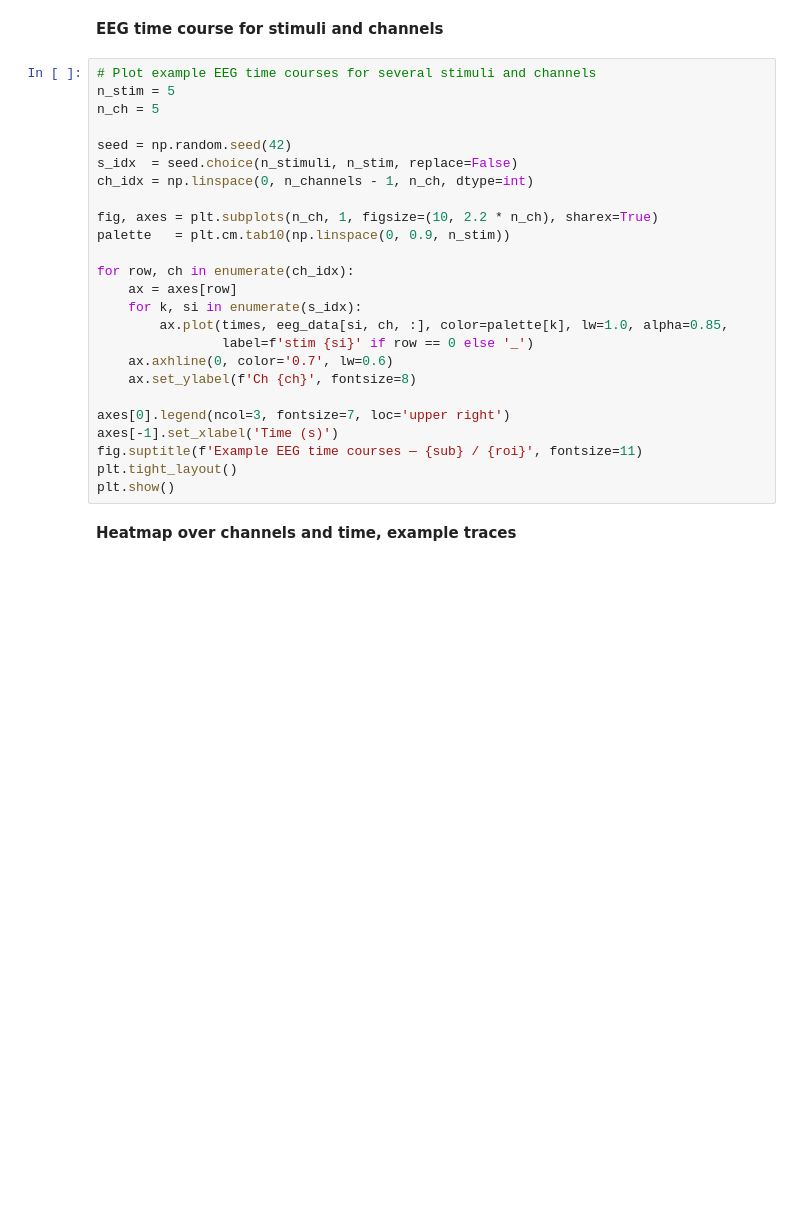
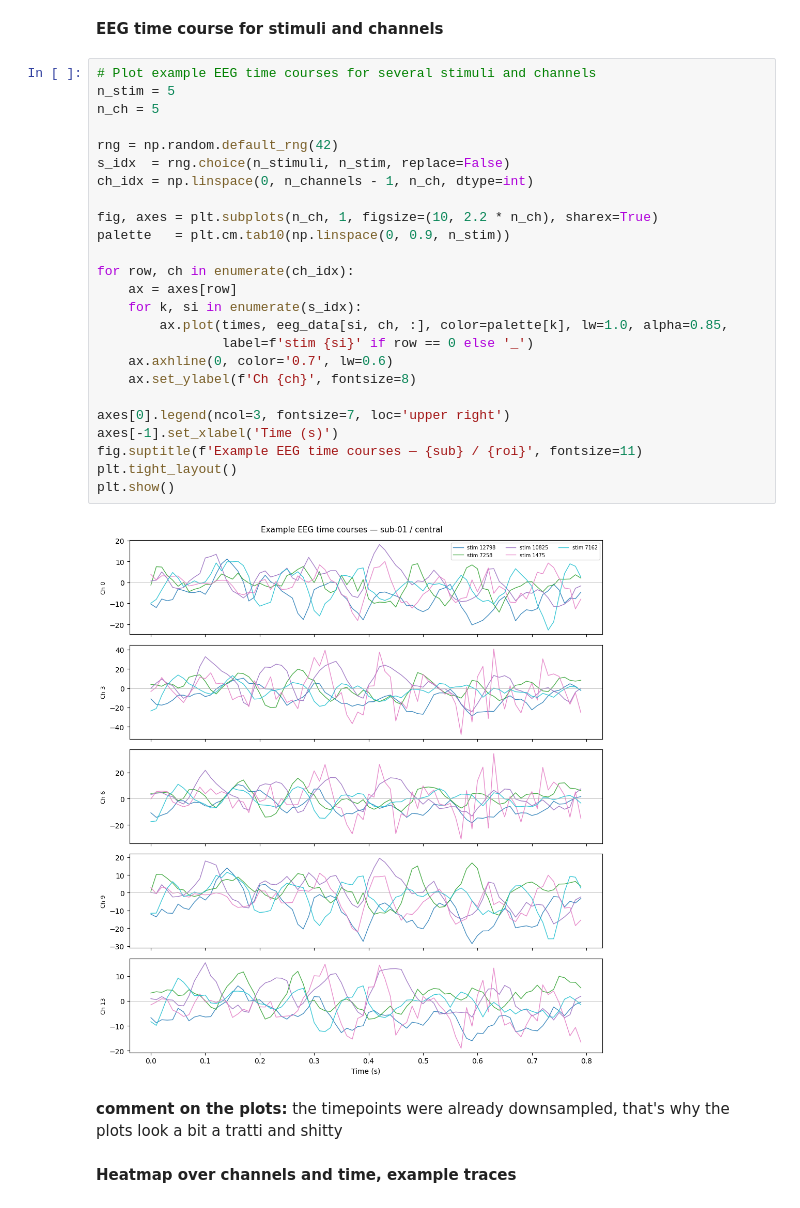
Before and after one commit to martiiiina/NX-414, a Jupyter notebook: project/nx414_project_2026.ipynb, the cells around one changed output. Saved outputs shown, nothing was run; the diff lists cells and outputs as text; blank space fills up the shorter version.

```diff
--- a/project/nx414_project_2026.ipynb
+++ b/project/nx414_project_2026.ipynb
@@ -811,28 +816,33 @@ print(f'Time axis: {times[0]:.2f} – {times[-1]:.2f} s  ({n_timepoints} pts @ 1
 # %%
 # Plot example EEG time courses for several stimuli and channels
 n_stim = 5
 n_ch = 5
 
-seed = np.random.seed(42)
-s_idx  = seed.choice(n_stimuli, n_stim, replace=False)
+rng = np.random.default_rng(42)
+s_idx  = rng.choice(n_stimuli, n_stim, replace=False)
 ch_idx = np.linspace(0, n_channels - 1, n_ch, dtype=int)
 
 fig, axes = plt.subplots(n_ch, 1, figsize=(10, 2.2 * n_ch), sharex=True)
 palette   = plt.cm.tab10(np.linspace(0, 0.9, n_stim))
 
 for row, ch in enumerate(ch_idx):
     ax = axes[row]
     for k, si in enumerate(s_idx):
         ax.plot(times, eeg_data[si, ch, :], color=palette[k], lw=1.0, alpha=0.85,
                 label=f'stim {si}' if row == 0 else '_')
     ax.axhline(0, color='0.7', lw=0.6)
     ax.set_ylabel(f'Ch {ch}', fontsize=8)
 
 axes[0].legend(ncol=3, fontsize=7, loc='upper right')
 axes[-1].set_xlabel('Time (s)')
 fig.suptitle(f'Example EEG time courses — {sub} / {roi}', fontsize=11)
 plt.tight_layout()
 plt.show()
+# %% [output]
+[figure, added]
+# %% [markdown]
+**comment on the plots:**
+the timepoints were already downsampled, that's why the plots look a bit a tratti and shitty
 # %% [markdown]
 **Heatmap over channels and time, example traces**
 # %%
```
Also changed, not shown: parts of 3 cells of this notebook.
